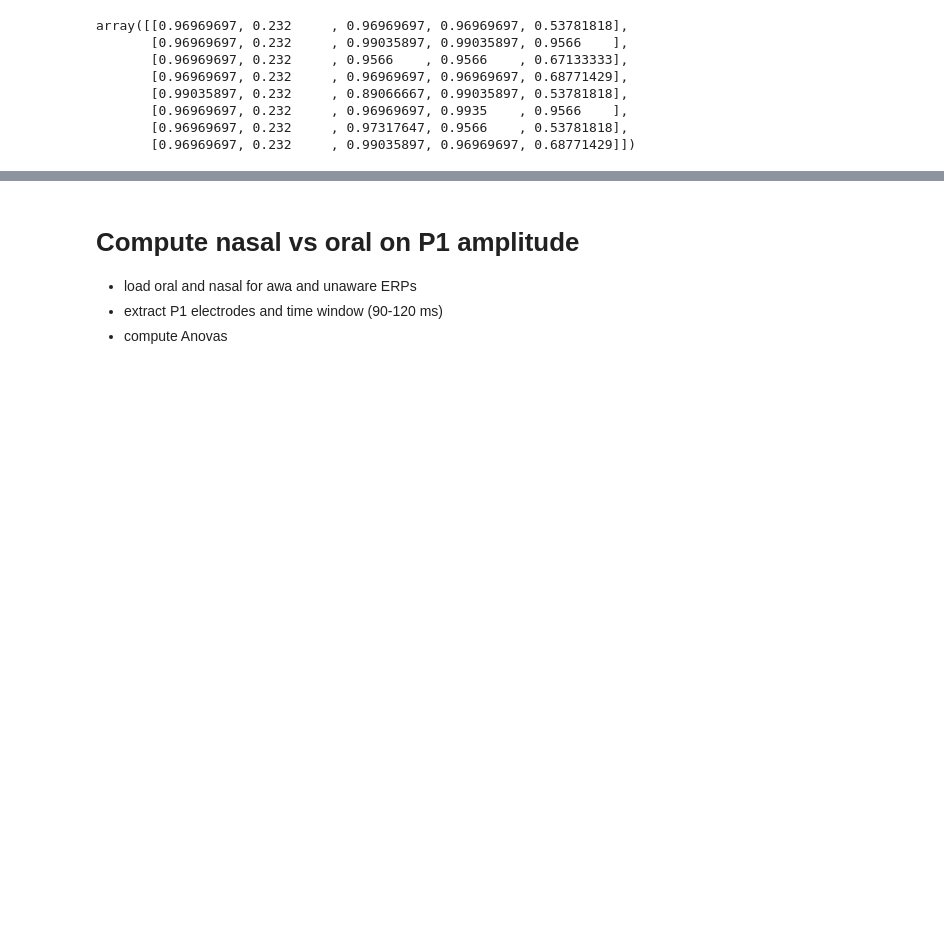
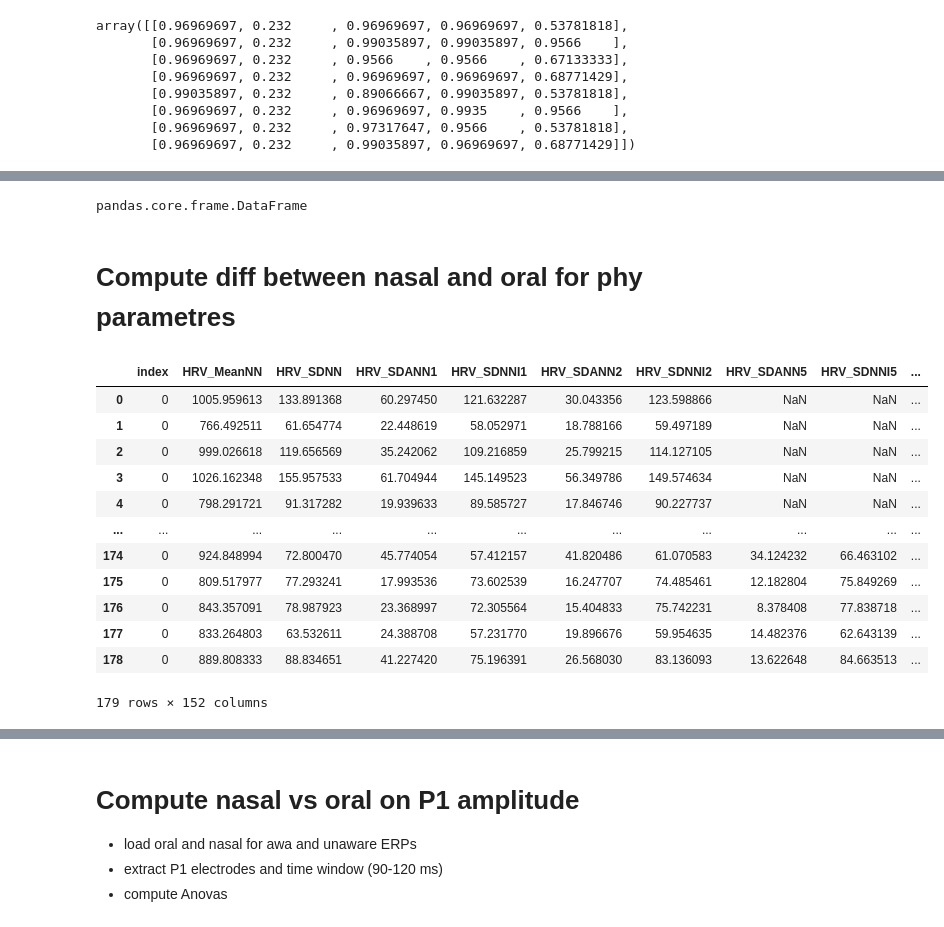
Before and after one commit to vivile42/Oral_24, a Jupyter notebook: stats/stats_R1.ipynb, the cells around one changed output, grey strips where cells are left out. Saved outputs shown, nothing was run; the diff lists cells and outputs as text; code cells hidden in the pictures; blank space fills up the shorter version.

```diff
--- a/stats/stats_R1.ipynb
+++ b/stats/stats_R1.ipynb
@@ -222,0 +286,24 @@ array([[0.96969697, 0.232     , 0.96969697, 0.96969697, 0.53781818],
+# %%
+type(df_table_card)
+# %% [output]
+pandas.core.frame.DataFrame
+# %% [markdown]
+# Compute diff between nasal and oral for phy parametres
+# %%
+path='ana/behavioral/RSA/RSA_long.feather'
+df=pd.read_feather(path)
+df
+# %% [output]
+|  | index | HRV_MeanNN | HRV_SDNN | HRV_SDANN1 | HRV_SDNNI1 | HRV_SDANN2 | HRV_SDNNI2 | HRV_SDANN5 | HRV_SDNNI5 | ... |
+| 0 | 0 | 1005.959613 | 133.891368 | 60.297450 | 121.632287 | 30.043356 | 123.598866 | NaN | NaN | ... |
+| 1 | 0 | 766.492511 | 61.654774 | 22.448619 | 58.052971 | 18.788166 | 59.497189 | NaN | NaN | ... |
+| 2 | 0 | 999.026618 | 119.656569 | 35.242062 | 109.216859 | 25.799215 | 114.127105 | NaN | NaN | ... |
+| 3 | 0 | 1026.162348 | 155.957533 | 61.704944 | 145.149523 | 56.349786 | 149.574634 | NaN | NaN | ... |
+| 4 | 0 | 798.291721 | 91.317282 | 19.939633 | 89.585727 | 17.846746 | 90.227737 | NaN | NaN | ... |
+| ... | ... | ... | ... | ... | ... | ... | ... | ... | ... | ... |
+| 174 | 0 | 924.848994 | 72.800470 | 45.774054 | 57.412157 | 41.820486 | 61.070583 | 34.124232 | 66.463102 | ... |
+| 175 | 0 | 809.517977 | 77.293241 | 17.993536 | 73.602539 | 16.247707 | 74.485461 | 12.182804 | 75.849269 | ... |
+| 176 | 0 | 843.357091 | 78.987923 | 23.368997 | 72.305564 | 15.404833 | 75.742231 | 8.378408 | 77.838718 | ... |
+| 177 | 0 | 833.264803 | 63.532611 | 24.388708 | 57.231770 | 19.896676 | 59.954635 | 14.482376 | 62.643139 | ... |
+| 178 | 0 | 889.808333 | 88.834651 | 41.227420 | 75.196391 | 26.568030 | 83.136093 | 13.622648 | 84.663513 | ... |
+179 rows × 152 columns
```
Also changed, not shown: parts of 20 cells of this notebook.
